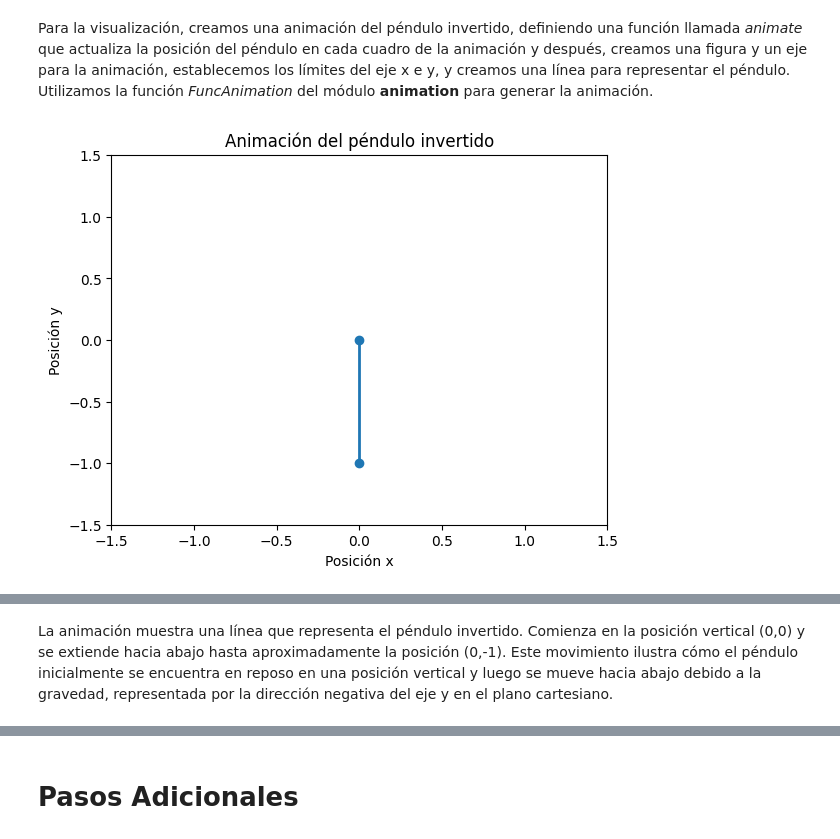
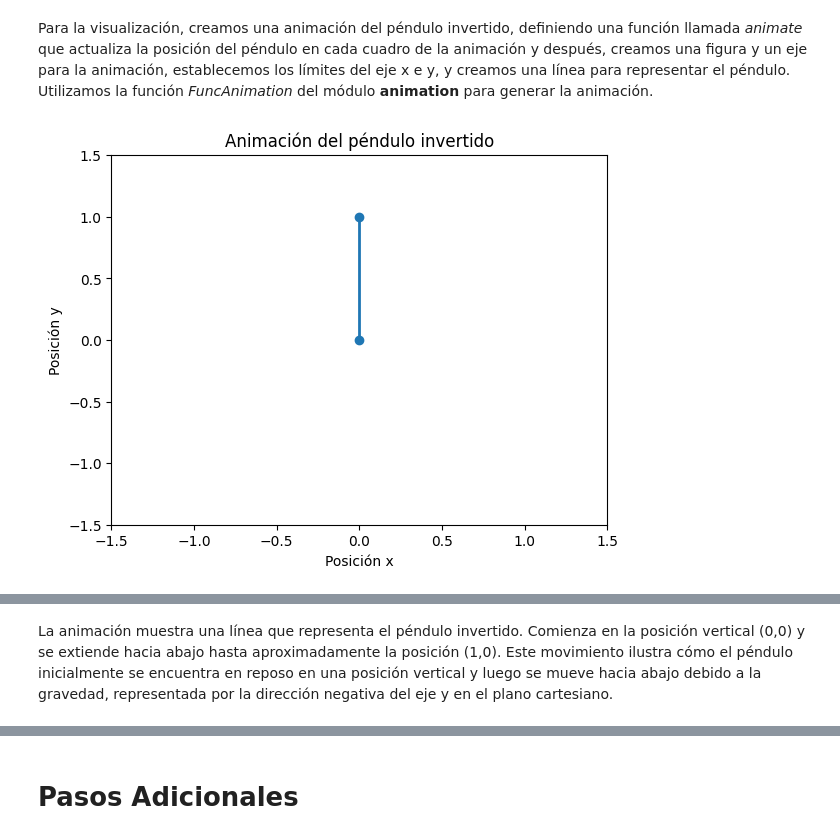
Before and after one commit to juliablaz2003/APRENDIZAJE_AUTOMATICO_23_24, a Jupyter notebook: PROYECTO_FINAL_SISTEMAS.ipynb, the cells around one changed output, grey strips where cells are left out. Saved outputs shown, nothing was run; the diff lists cells and outputs as text; code cells hidden in the pictures.

```diff
--- a/PROYECTO_FINAL_SISTEMAS.ipynb
+++ b/PROYECTO_FINAL_SISTEMAS.ipynb
@@ -81,9 +79,9 @@ Definimos los parámetros del controlador PID: *Kp*, *Ki* y Kd
  , que representan las ganancias proporcional, integral y derivativa, respectivamente. Luego, creamos el controlador PID utilizando la función *TransferFunction* de la biblioteca **control**, donde se especifican los coeficientes del numerador y del denominador del controlador. Por último,imprimimos el controlador PID creado.
 # %%
 # Parámetros del controlador PID
-Kp = 10.0
-Ki = 1.0
-Kd = 2.0
+Kp = 40.0
+Ki = 0.0
+Kd = 4.0
 
 # Controlador PID
 controller = ctrl.TransferFunction([Kd, Kp, Ki], [1, 0])
@@ -134,22 +132,19 @@ Basándonos en la gráfica, se observa que a medida que el tiempo progresa, el
 Para la visualización, creamos una animación del péndulo invertido, definiendo una función llamada *animate* que actualiza la posición del péndulo en cada cuadro de la animación y después, creamos una figura y un eje para la animación, establecemos los límites del eje x e y, y creamos una línea para representar el péndulo. Utilizamos la función *FuncAnimation* del módulo **animation** para generar la animación.
 # %%
 def animate(i, y):
-    line.set_data([0, np.sin(y[i])], [0, -np.cos(y[i])])  # Ajustar el negativo para que la animación sea coherente
+    line.set_data([0, np.sin(y[i])], [0, np.cos(y[i])])
     return line,
 
 fig, ax = plt.subplots()
 ax.set_xlim(-1.5, 1.5)
 ax.set_ylim(-1.5, 1.5)
 line, = ax.plot([], [], 'o-', lw=2)
 
 ani = animation.FuncAnimation(fig, animate, frames=len(y), fargs=(y,), interval=50, blit=True)
 
 plt.xlabel('Posición x')
 plt.ylabel('Posición y')
 plt.title('Animación del péndulo invertido')
 plt.show()
-
-from IPython.display import HTML
-HTML(ani.to_html5_video())
 # %% [output]
-[figure, old version]
+[figure, new version]
@@ -157,2 +151,2 @@ HTML(ani.to_html5_video())
 # %% [markdown]
-La animación muestra una línea que representa el péndulo invertido. Comienza en la posición vertical (0,0) y se extiende hacia abajo hasta aproximadamente la posición (0,-1). Este movimiento ilustra cómo el péndulo inicialmente se encuentra en reposo en una posición vertical y luego se mueve hacia abajo debido a la gravedad, representada por la dirección negativa del eje y en el plano cartesiano.
+La animación muestra una línea que representa el péndulo invertido. Comienza en la posición vertical (0,0) y se extiende hacia abajo hasta aproximadamente la posición (1,0). Este movimiento ilustra cómo el péndulo inicialmente se encuentra en reposo en una posición vertical y luego se mueve hacia abajo debido a la gravedad, representada por la dirección negativa del eje y en el plano cartesiano.
```
Also changed, not shown: parts of 10 cells of this notebook.
